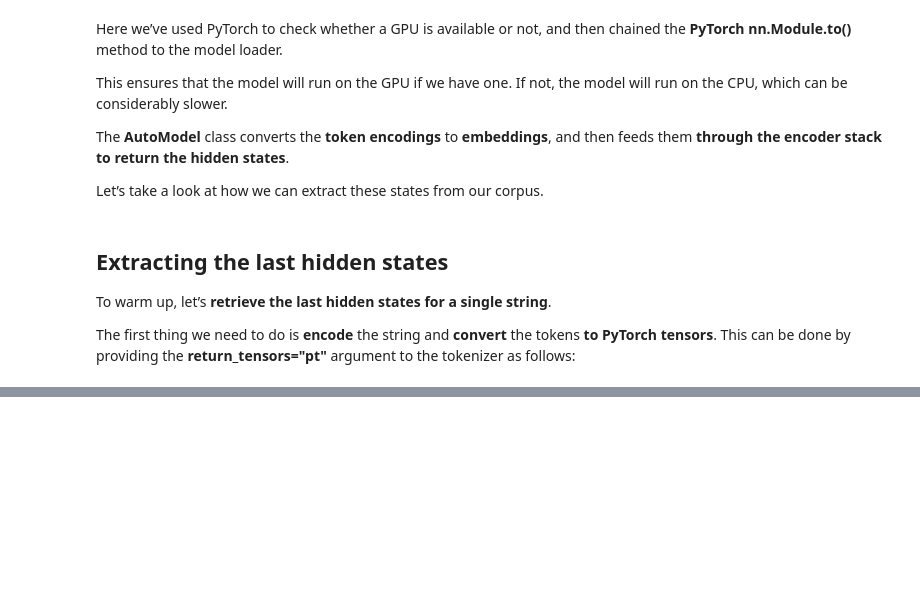
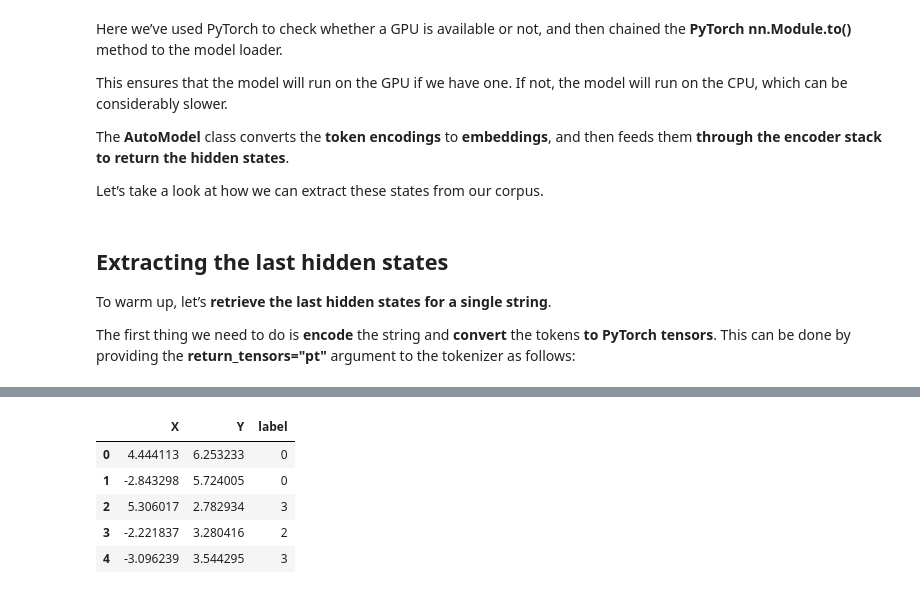
Before and after one commit to jezdaviesrepo/nlp, a Jupyter notebook: text_to_tokens.ipynb, the cells around one changed output, grey strips where cells are left out. Saved outputs shown, nothing was run; the diff lists cells and outputs as text; code cells hidden in the pictures; blank space fills up the shorter version.

```diff
--- a/text_to_tokens.ipynb
+++ b/text_to_tokens.ipynb
@@ -245,0 +288,9 @@ inputs
+# %%
+def extract_hidden_states(batch):
+    # add to gpu
+    inputs = {k:v.to(device) for k,v in batch.items() if k in tokenizer.model_input_names}
+    # extract last hidden states
+    with torch.no_grad():
+        last_hidden_state = model(**inputs).last_hidden_state
+    # return vector for cls token
+    return {'hidden_state': last_hidden_state[:,0].cpu().numpy()}
@@ -245,0 +376,19 @@ inputs
+# %%
+# Scale features to [0,1]
+X_scaled = MinMaxScaler().fit_transform(X_train)
+
+# Initialize and fit UMAP
+mapper = UMAP(n_components=2, metric="cosine").fit(X_scaled)
+
+# Create a DataFrame of 2D embeddings
+df_emb = pd.DataFrame(mapper.embedding_, columns=["X", "Y"])
+
+df_emb["label"] = y_train
+df_emb.head()
+# %% [output]
+|  | X | Y | label |
+| 0 | 4.444113 | 6.253233 | 0 |
+| 1 | -2.843298 | 5.724005 | 0 |
+| 2 | 5.306017 | 2.782934 | 3 |
+| 3 | -2.221837 | 3.280416 | 2 |
+| 4 | -3.096239 | 3.544295 | 3 |
```
Also changed, not shown: parts of 36 cells of this notebook.
